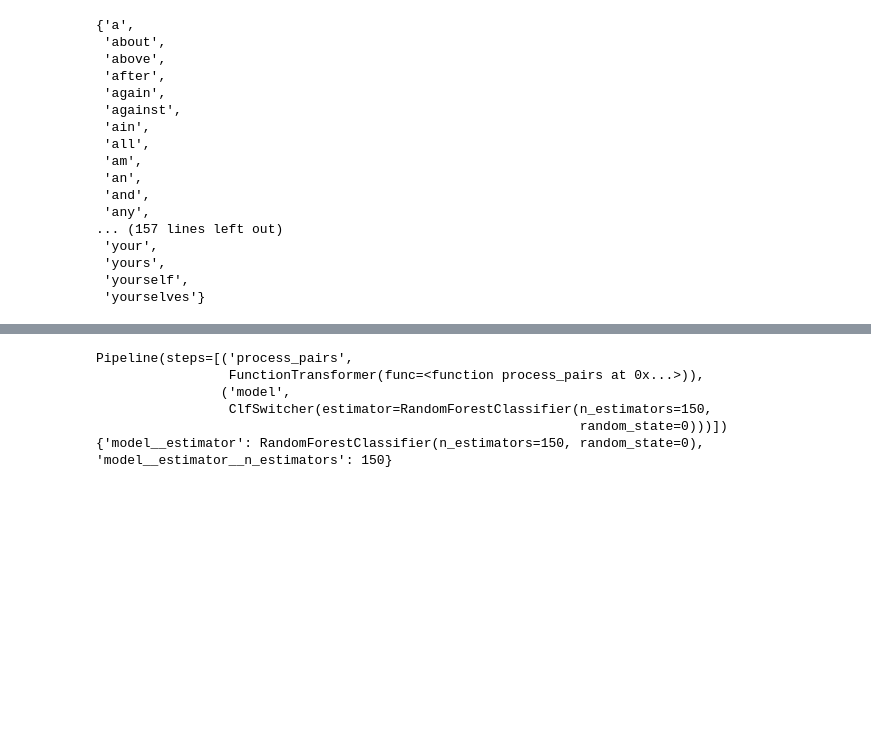
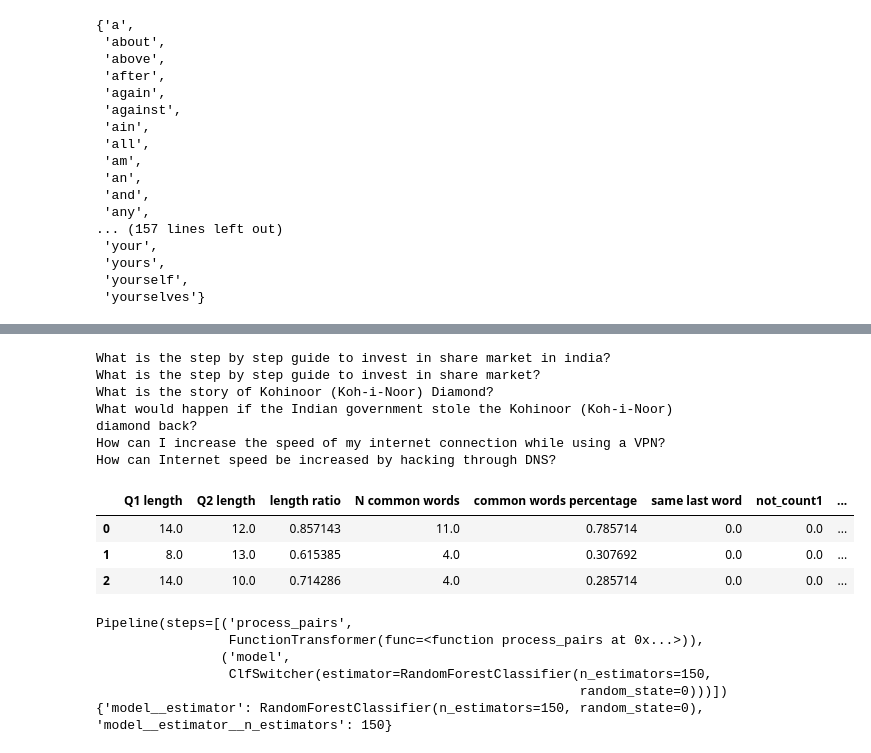
Before and after one commit to silvhua-Lighthouse/mini-project-V, a Jupyter notebook: mini_project_V.ipynb, the cells around one changed output, grey strips where cells are left out. Drawn from its saved outputs; the diff is of its cells as text; code cells hidden in the pictures; blank space fills up the shorter version.

```diff
--- a/mini_project_V.ipynb
+++ b/mini_project_V.ipynb
@@ -357,2 +399,15 @@ process_pairs(df.loc[40:50])
+# %%
+process_pairs(df.head(3))
+# %% [output]
+What is the step by step guide to invest in share market in india?
+What is the step by step guide to invest in share market?
+What is the story of Kohinoor (Koh-i-Noor) Diamond?
+What would happen if the Indian government stole the Kohinoor (Koh-i-Noor) diamond back?
+How can I increase the speed of my internet connection while using a VPN?
+How can Internet speed be increased by hacking through DNS?
+|  | Q1 length | Q2 length | length ratio | N common words | common words percentage | same last word | not_count1 | ... |
+| 0 | 14.0 | 12.0 | 0.857143 | 11.0 | 0.785714 | 0.0 | 0.0 | ... |
+| 1 | 8.0 | 13.0 | 0.615385 | 4.0 | 0.307692 | 0.0 | 0.0 | ... |
+| 2 | 14.0 | 10.0 | 0.714286 | 4.0 | 0.285714 | 0.0 | 0.0 | ... |
 # %%
 from sklearn.base import BaseEstimator
```
Also changed, not shown: parts of 28 cells of this notebook, 1 other file.
